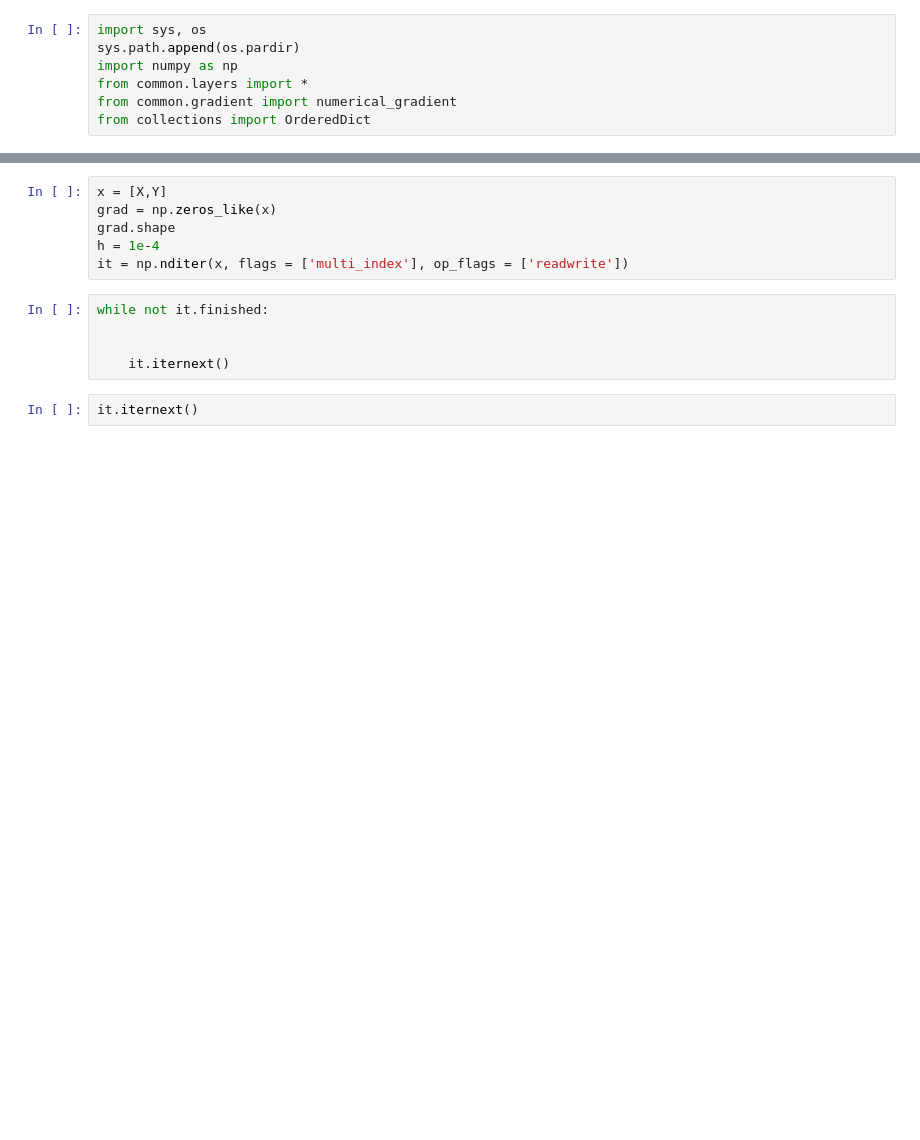
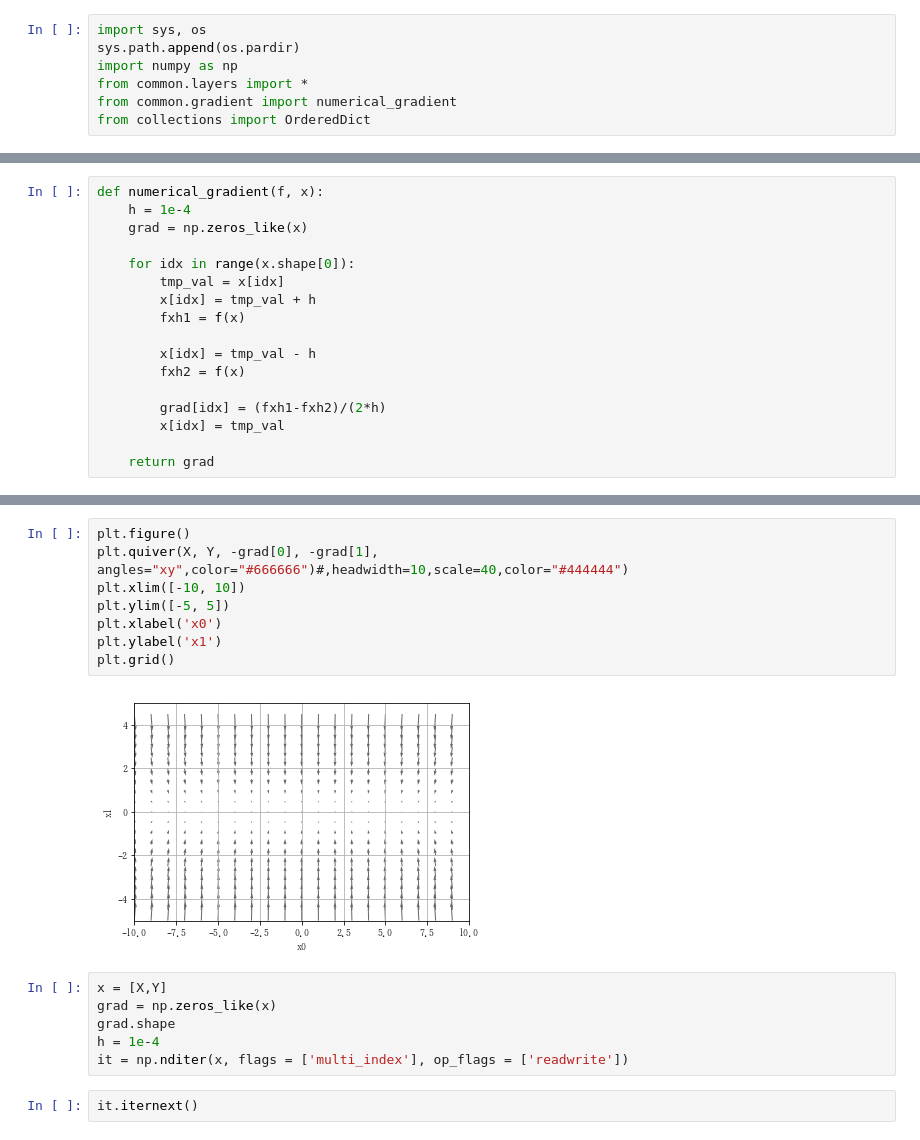
Before and after one commit to banbiossa/fish_book, a Jupyter notebook: code/chapter6.ipynb, the cells around one changed output, grey strips where cells are left out. Cells and saved outputs as stored; diff of their text form; blank space fills up the shorter version.

```diff
--- a/code/chapter6.ipynb
+++ b/code/chapter6.ipynb
@@ -97 +110,18 @@ def numerical_gradient_simple(f, X):
+# %%
+def numerical_gradient(f, x):
+    h = 1e-4
+    grad = np.zeros_like(x)
+
+    for idx in range(x.shape[0]):
+        tmp_val = x[idx]
+        x[idx] = tmp_val + h
+        fxh1 = f(x)
+
+        x[idx] = tmp_val - h
+        fxh2 = f(x)
+
+        grad[idx] = (fxh1-fxh2)/(2*h)
+        x[idx] = tmp_val
+
+    return grad
 # %%
@@ -101,14 +129,19 @@ TypeError: only length-1 arrays can be converted to Python scalars
+# %%
+plt.figure()
+plt.quiver(X, Y, -grad[0], -grad[1],  angles="xy",color="#666666")#,headwidth=10,scale=40,color="#444444")
+plt.xlim([-10, 10])
+plt.ylim([-5, 5])
+plt.xlabel('x0')
+plt.ylabel('x1')
+plt.grid()
+# %% [output]
+[figure, added]
 # %%
 x = [X,Y]
 grad = np.zeros_like(x)
 grad.shape
 h = 1e-4
 it = np.nditer(x, flags = ['multi_index'], op_flags = ['readwrite'])
-# %%
-while not it.finished:
-
-
-    it.iternext()
 # %%
 it.iternext()
 # %% [output]
```
Also changed, not shown: parts of 15 cells of this notebook.
